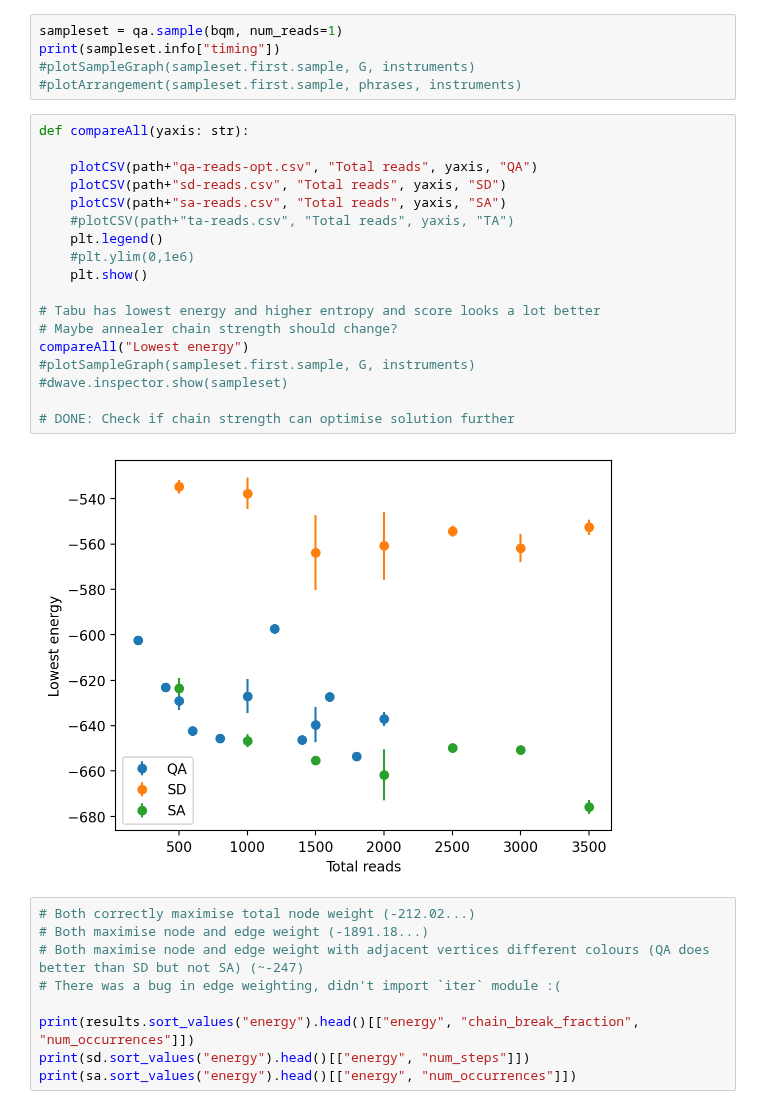
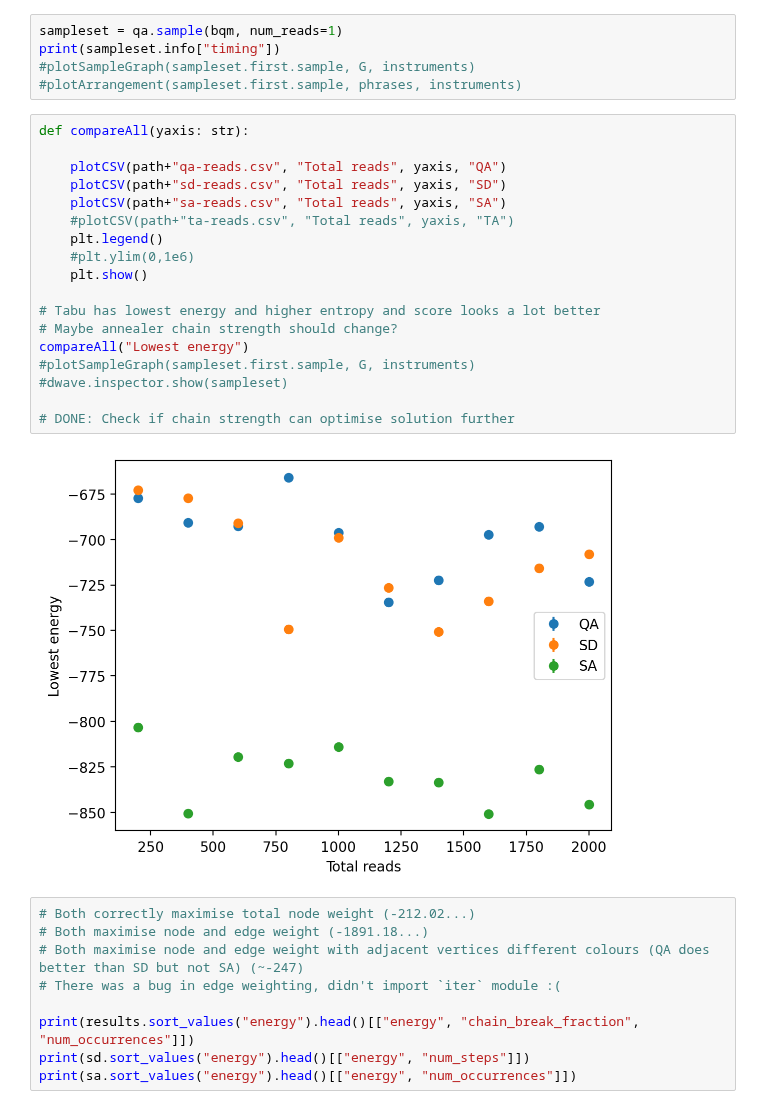
Before and after one commit to KirbyZX/PHYS4213, a Jupyter notebook: Code/CompareToClassical.ipynb, the cells around one changed output. Saved outputs shown, nothing was run; the diff lists cells and outputs as text.

```diff
--- a/Code/CompareToClassical.ipynb
+++ b/Code/CompareToClassical.ipynb
@@ -161,23 +124,23 @@ print(sampleset.info["timing"])
 # %%
 def compareAll(yaxis: str):
 
-    plotCSV(path+"qa-reads-opt.csv", "Total reads", yaxis, "QA")
+    plotCSV(path+"qa-reads.csv", "Total reads", yaxis, "QA")
     plotCSV(path+"sd-reads.csv", "Total reads", yaxis, "SD")
     plotCSV(path+"sa-reads.csv", "Total reads", yaxis, "SA")
     #plotCSV(path+"ta-reads.csv", "Total reads", yaxis, "TA")
     plt.legend()
     #plt.ylim(0,1e6)
     plt.show()
 
 # Tabu has lowest energy and higher entropy and score looks a lot better
 # Maybe annealer chain strength should change?
 compareAll("Lowest energy")
 #plotSampleGraph(sampleset.first.sample, G, instruments)
 #dwave.inspector.show(sampleset)
 
 # DONE: Check if chain strength can optimise solution further
 # %% [output]
-[figure, old version]
+[figure, new version]
 # %%
 # Both correctly maximise total node weight (-212.02...)
 # Both maximise node and edge weight (-1891.18...)
```
Also changed, not shown: parts of 3 cells of this notebook, 1 other file.
